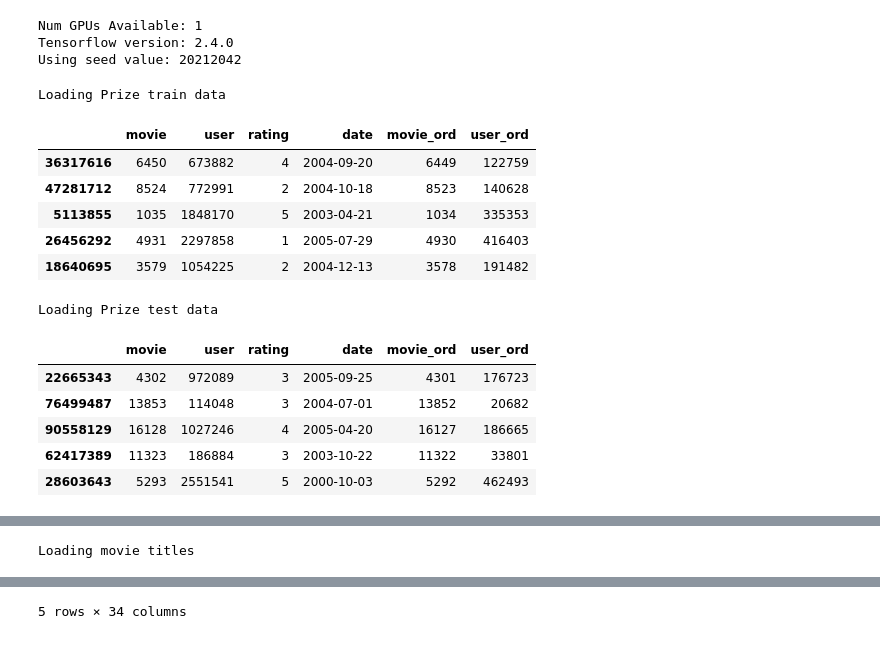
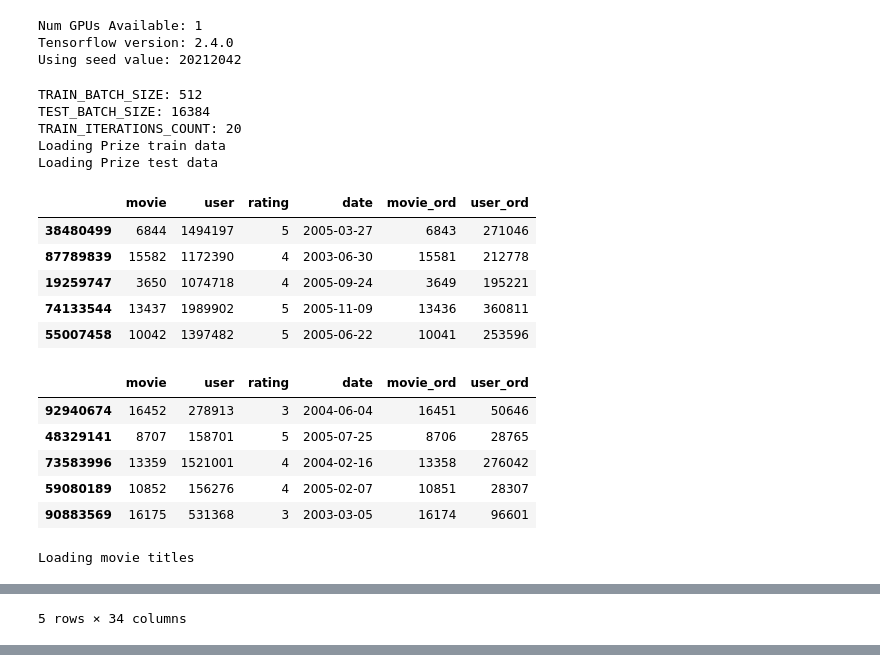
Before and after one commit to atotev/CA683-2021-dara, a Jupyter notebook: UtilityMatrix-genre.ipynb, the cells around one changed output, grey strips where cells are left out. Drawn from its saved outputs; the diff is of its cells as text; code cells hidden in the pictures.

```diff
--- a/UtilityMatrix-genre.ipynb
+++ b/UtilityMatrix-genre.ipynb
@@ -77,55 +75,63 @@ Tensorflow version: 2.4.0
 Using seed value: 20212042
 # %%
 # Constants
-BATCH_SIZE = 4096
 USER_COUNT = 480189
 MOVIE_COUNT = 17770
-EMBEDDING_SIZE = 64
+TRAIN_BATCH_SIZE = 512
+TEST_BATCH_SIZE = 16384
+TRAIN_ITERATIONS_COUNT = 20
+print("TRAIN_BATCH_SIZE: %d" % TRAIN_BATCH_SIZE)
+print("TEST_BATCH_SIZE: %d" % TEST_BATCH_SIZE)
+print("TRAIN_ITERATIONS_COUNT: %d" % TRAIN_ITERATIONS_COUNT)
 
 # Prepare train/test if needed
 if not os.path.isfile(train_data_filepath) or not os.path.isfile(test_data_filepath):
     print("Loading Netflix Prize data set")
     all_data = pd.read_csv(all_data_filepath,
                            names=[ "movie", "user", "rating", "date" ],
                            dtype={ "movie": np.int, "user": np.int, "movie": np.int },
                            parse_dates=["date"])
     print("Creating ordinal encodings for movie and user")
     ord_enc = OrdinalEncoder(dtype=np.int)
     all_data["movie_ord"] = ord_enc.fit_transform(all_data[["movie"]])
     all_data["user_ord"] = ord_enc.fit_transform(all_data[["user"]])
     print(all_data.head())
     print("Splitting into train and test data")
     train_data, test_data = train_test_split(all_data, test_size=0.15)
     print("Writing train data to a file")
     train_data.to_pickle(train_data_filepath)
     print("Writing test data to a file")
     test_data.to_pickle(test_data_filepath)
 else:
     print("Loading Prize train data")
     train_data = pd.read_pickle(train_data_filepath)
-    display(train_data.head())
     print("Loading Prize test data")
     test_data = pd.read_pickle(test_data_filepath)
-    display(test_data.head())
 
-train_batch_count = train_data.shape[0] // BATCH_SIZE
-test_batch_count = test_data.shape[0] // BATCH_SIZE
+display(train_data.head())
+train_batch_count = train_data.shape[0] // TRAIN_BATCH_SIZE
+display(test_data.head())
+test_batch_count = test_data.shape[0] // TEST_BATCH_SIZE
 
 print("Loading movie titles")
 titles = pd.read_csv(movie_titles)
 display(titles.head())
 # %% [output]
+TRAIN_BATCH_SIZE: 512
+TEST_BATCH_SIZE: 16384
+TRAIN_ITERATIONS_COUNT: 20
 Loading Prize train data
+Loading Prize test data
 |  | movie | user | rating | date | movie_ord | user_ord |
-| 36317616 | 6450 | 673882 | 4 | 2004-09-20 | 6449 | 122759 |
-| 47281712 | 8524 | 772991 | 2 | 2004-10-18 | 8523 | 140628 |
-| 5113855 | 1035 | 1848170 | 5 | 2003-04-21 | 1034 | 335353 |
-| 26456292 | 4931 | 2297858 | 1 | 2005-07-29 | 4930 | 416403 |
-| 18640695 | 3579 | 1054225 | 2 | 2004-12-13 | 3578 | 191482 |
+| 38480499 | 6844 | 1494197 | 5 | 2005-03-27 | 6843 | 271046 |
+| 87789839 | 15582 | 1172390 | 4 | 2003-06-30 | 15581 | 212778 |
+| 19259747 | 3650 | 1074718 | 4 | 2005-09-24 | 3649 | 195221 |
+| 74133544 | 13437 | 1989902 | 5 | 2005-11-09 | 13436 | 360811 |
+| 55007458 | 10042 | 1397482 | 5 | 2005-06-22 | 10041 | 253596 |
+|  | movie | user | rating | date | movie_ord | user_ord |
+| 92940674 | 16452 | 278913 | 3 | 2004-06-04 | 16451 | 50646 |
+| 48329141 | 8707 | 158701 | 5 | 2005-07-25 | 8706 | 28765 |
+| 73583996 | 13359 | 1521001 | 4 | 2004-02-16 | 13358 | 276042 |
+| 59080189 | 10852 | 156276 | 4 | 2005-02-07 | 10851 | 28307 |
+| 90883569 | 16175 | 531368 | 3 | 2003-03-05 | 16174 | 96601 |
-Loading Prize test data
+Loading movie titles
-|  | movie | user | rating | date | movie_ord | user_ord |
-| 22665343 | 4302 | 972089 | 3 | 2005-09-25 | 4301 | 176723 |
-| 76499487 | 13853 | 114048 | 3 | 2004-07-01 | 13852 | 20682 |
-| 90558129 | 16128 | 1027246 | 4 | 2005-04-20 | 16127 | 186665 |
-| 62417389 | 11323 | 186884 | 3 | 2003-10-22 | 11322 | 33801 |
-| 28603643 | 5293 | 2551541 | 5 | 2000-10-03 | 5292 | 462493 |
@@ -132 +144 @@ Loading Prize test data
-Loading movie titles
+5 rows × 34 columns
@@ -139 +144,0 @@ Loading movie titles
-5 rows × 34 columns
```
Also changed, not shown: parts of 4 cells of this notebook, 4 other files.
